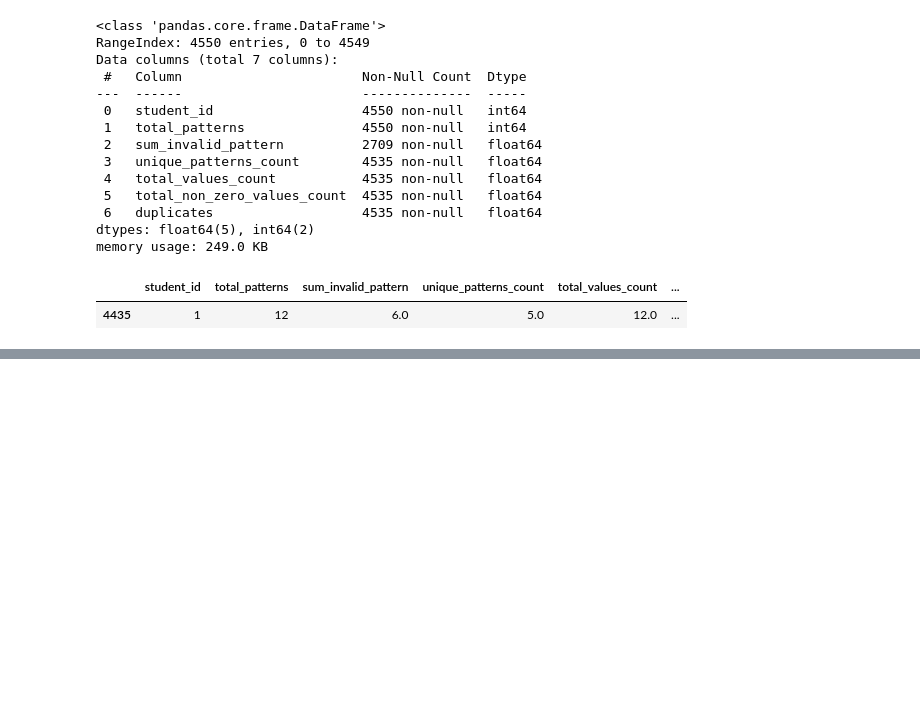
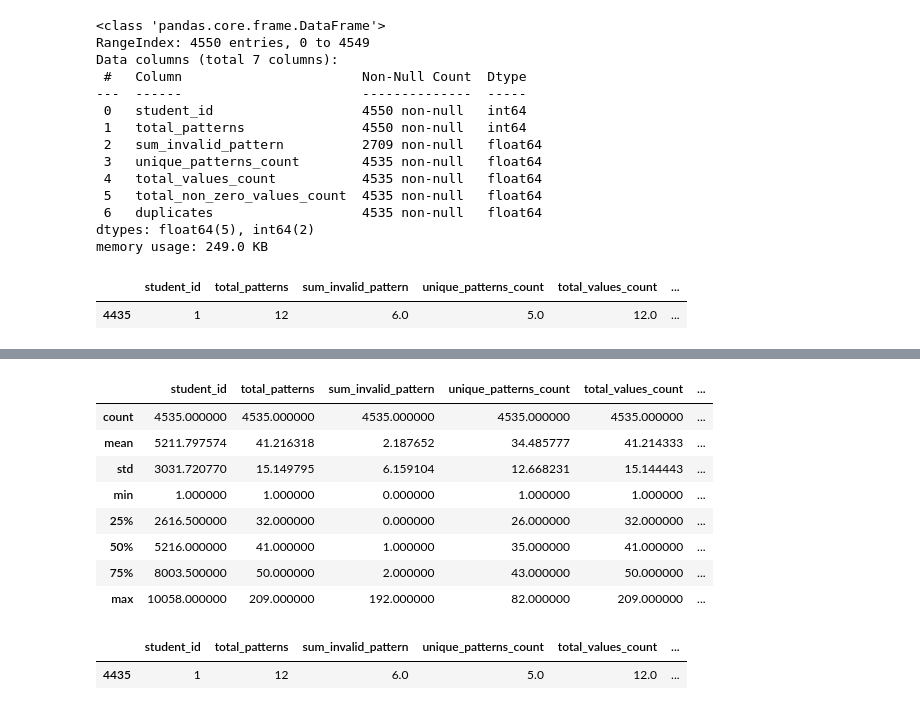
Before and after one commit to RowanBattles/Group4AI, a Jupyter notebook: TotalScore.ipynb, the cells around one changed output, grey strips where cells are left out. Cells and saved outputs as stored; diff of their text form; code cells hidden in the pictures; blank space fills up the shorter version.

```diff
--- a/TotalScore.ipynb
+++ b/TotalScore.ipynb
@@ -116,0 +164,21 @@ combine.to_csv('Data/TotalscoreAndDuplicated.csv', index=False)
+# %%
+#fill sum_invalid_pattern with 0
+combine['sum_invalid_pattern'] = combine['sum_invalid_pattern'].fillna(0)
+
+combine.describe()
+# %% [output]
+|  | student_id | total_patterns | sum_invalid_pattern | unique_patterns_count | total_values_count | ... |
+| count | 4535.000000 | 4535.000000 | 4535.000000 | 4535.000000 | 4535.000000 | ... |
+| mean | 5211.797574 | 41.216318 | 2.187652 | 34.485777 | 41.214333 | ... |
+| std | 3031.720770 | 15.149795 | 6.159104 | 12.668231 | 15.144443 | ... |
+| min | 1.000000 | 1.000000 | 0.000000 | 1.000000 | 1.000000 | ... |
+| 25% | 2616.500000 | 32.000000 | 0.000000 | 26.000000 | 32.000000 | ... |
+| 50% | 5216.000000 | 41.000000 | 1.000000 | 35.000000 | 41.000000 | ... |
+| 75% | 8003.500000 | 50.000000 | 2.000000 | 43.000000 | 50.000000 | ... |
+| max | 10058.000000 | 209.000000 | 192.000000 | 82.000000 | 209.000000 | ... |
+# %%
+#check student_id 1 in df combine
+combine[combine['student_id'] == 1]
+# %% [output]
+|  | student_id | total_patterns | sum_invalid_pattern | unique_patterns_count | total_values_count | ... |
+| 4435 | 1 | 12 | 6.0 | 5.0 | 12.0 | ... |
```
Also changed, not shown: parts of 4 cells of this notebook.
